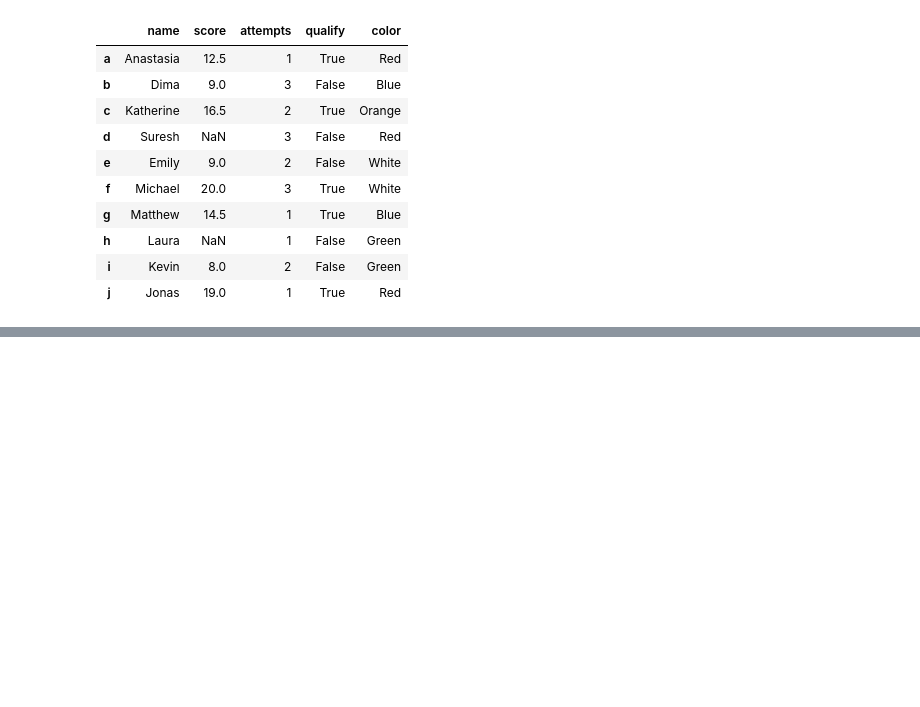
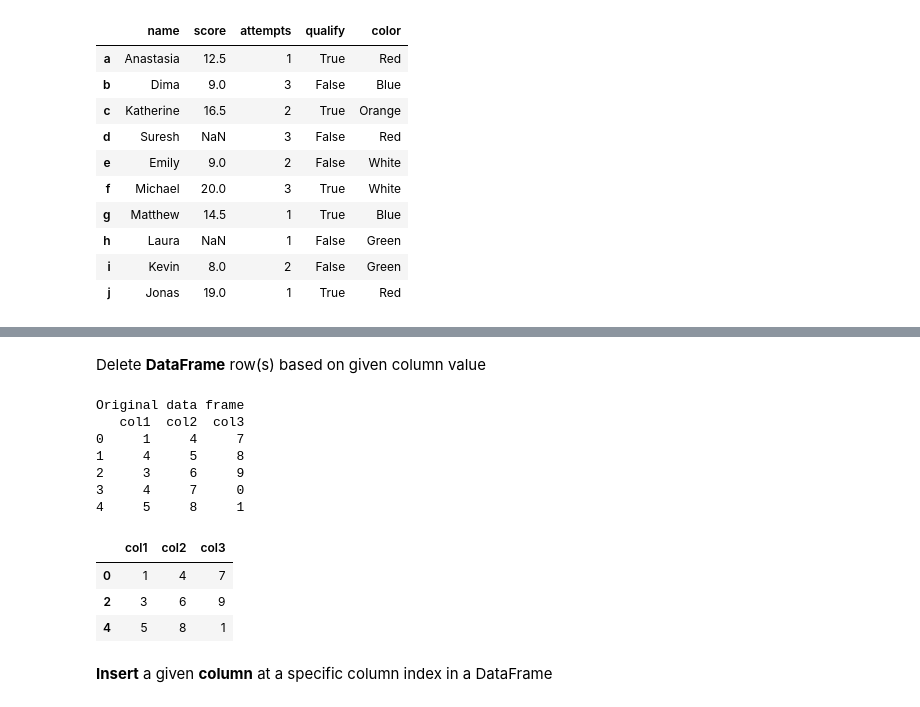
Before and after one commit to aptr288/Python_Toolbox, a Jupyter notebook: Pandas_Operations.ipynb, the cells around one changed output, grey strips where cells are left out. Saved outputs shown, nothing was run; the diff lists cells and outputs as text; code cells hidden in the pictures; blank space fills up the shorter version.

```diff
--- a/Pandas_Operations.ipynb
+++ b/Pandas_Operations.ipynb
@@ -463,0 +683,29 @@ df
+# %% [markdown]
+Delete **DataFrame** row(s) based on given column value
+# %%
+import pandas as pd
+import numpy as np
+d = {'col1': [1, 4, 3, 4, 5], 'col2': [4, 5, 6, 7, 8], 'col3': [7, 8, 9, 0, 1]}
+df = pd.DataFrame(data=d)
+print('Original data frame ')
+print(df)
+#Alternative methods
+#df = df[df.col2 != 5]
+for index, row in df.iterrows():
+    if(row['col1'] == 4):
+      df = df.drop(index)
+df
+# %% [output]
+Original data frame
+   col1  col2  col3
+0     1     4     7
+1     4     5     8
+2     3     6     9
+3     4     7     0
+4     5     8     1
+|  | col1 | col2 | col3 |
+| 0 | 1 | 4 | 7 |
+| 2 | 3 | 6 | 9 |
+| 4 | 5 | 8 | 1 |
+# %% [markdown]
+**Insert** a given **column** at a specific column index in a DataFrame
```
Also changed, not shown: parts of 45 cells of this notebook.
